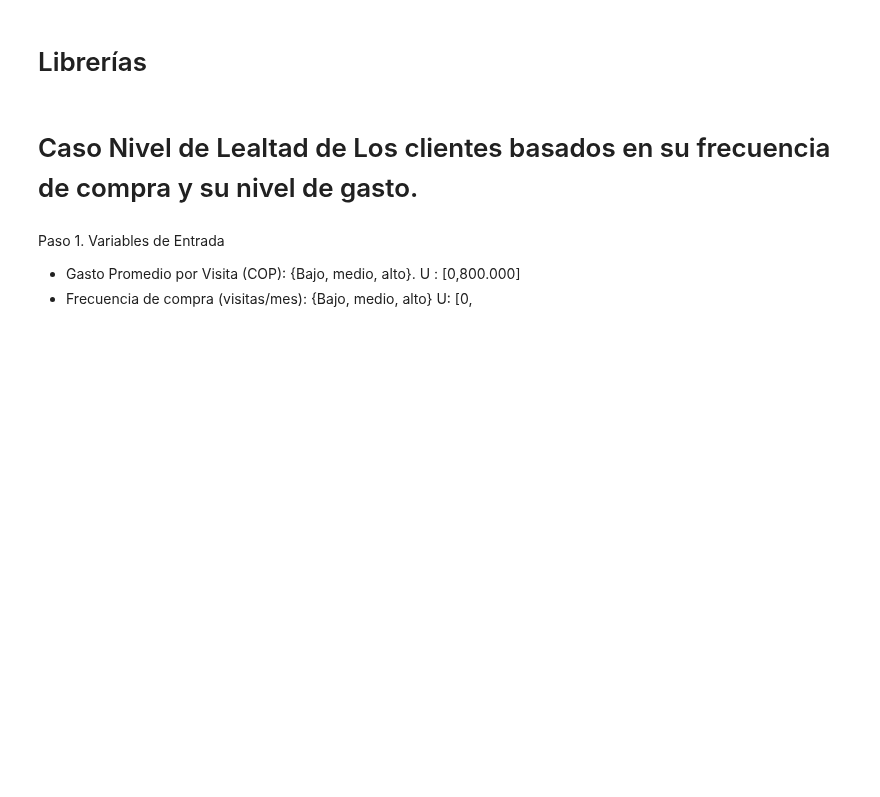
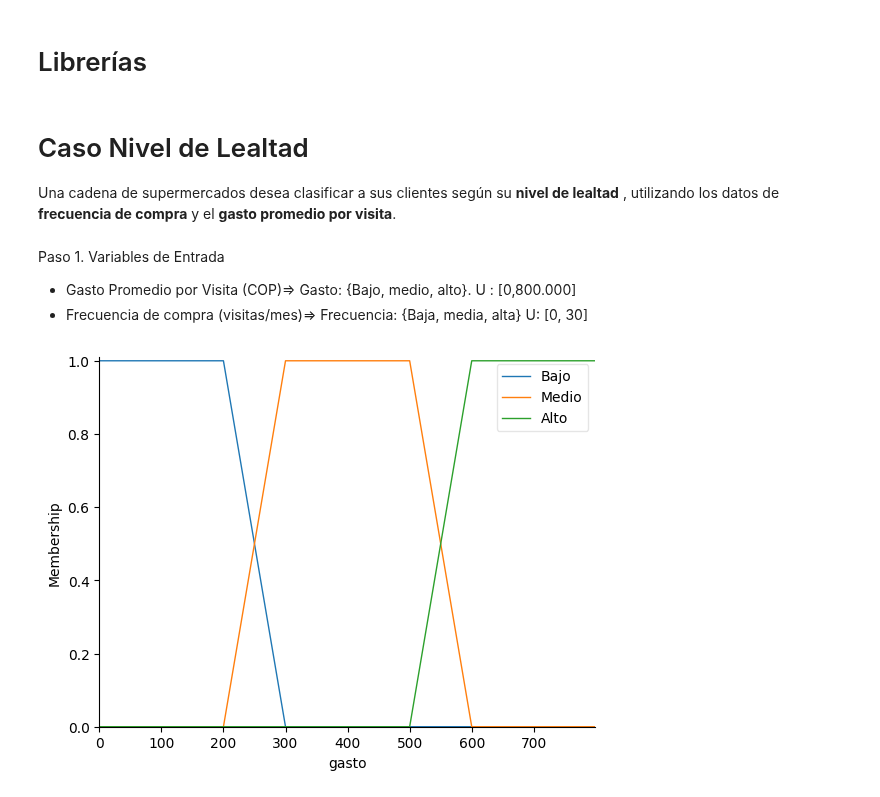
Before and after one commit to DeisyData/BIT_IA_Bootcamp, a Jupyter notebook: S9_C4_FuzzyLogic.ipynb, the cells around one changed output. Saved outputs shown, nothing was run; the diff lists cells and outputs as text; code cells hidden in the pictures; blank space fills up the shorter version.

```diff
--- a/S9_C4_FuzzyLogic.ipynb
+++ b/S9_C4_FuzzyLogic.ipynb
@@ -17,9 +17,19 @@ import matplotlib.pyplot as plt
 import skfuzzy as fuzz
 from skfuzzy import control as ctrl
 # %% [markdown]
-# Caso Nivel de Lealtad de Los clientes basados en su frecuencia de compra y su nivel de gasto.
+# Caso Nivel de Lealtad
+
+Una cadena de supermercados desea clasificar a sus clientes según su **nivel de lealtad** , utilizando los datos de **frecuencia de compra** y el **gasto promedio por visita**.
 # %% [markdown]
 Paso 1. Variables de Entrada
 
-* Gasto Promedio por Visita (COP): {Bajo, medio, alto}. U : [0,800.000]
-* Frecuencia de compra (visitas/mes): {Bajo, medio, alto} U: [0,
+* Gasto Promedio por Visita (COP)=> Gasto: {Bajo, medio, alto}. U : [0,800.000]
+* Frecuencia de compra (visitas/mes)=> Frecuencia: {Baja, media, alta} U: [0, 30]
+# %%
+gasto = ctrl.Antecedent(np.arange(0,800,1),'gasto')
+gasto['Bajo'] = fuzz.trapmf(gasto.universe,[0,0,200,300]) # Trap: trapezoidal mf: membershio funtion
+gasto['Medio'] = fuzz.trapmf(gasto.universe,[200,300,500,600])
+gasto['Alto'] = fuzz.trapmf(gasto.universe,[500,600,800,800])
+gasto.view()
+# %% [output]
+[figure, added]
```
Also changed, not shown: parts of 1 cell of this notebook.
